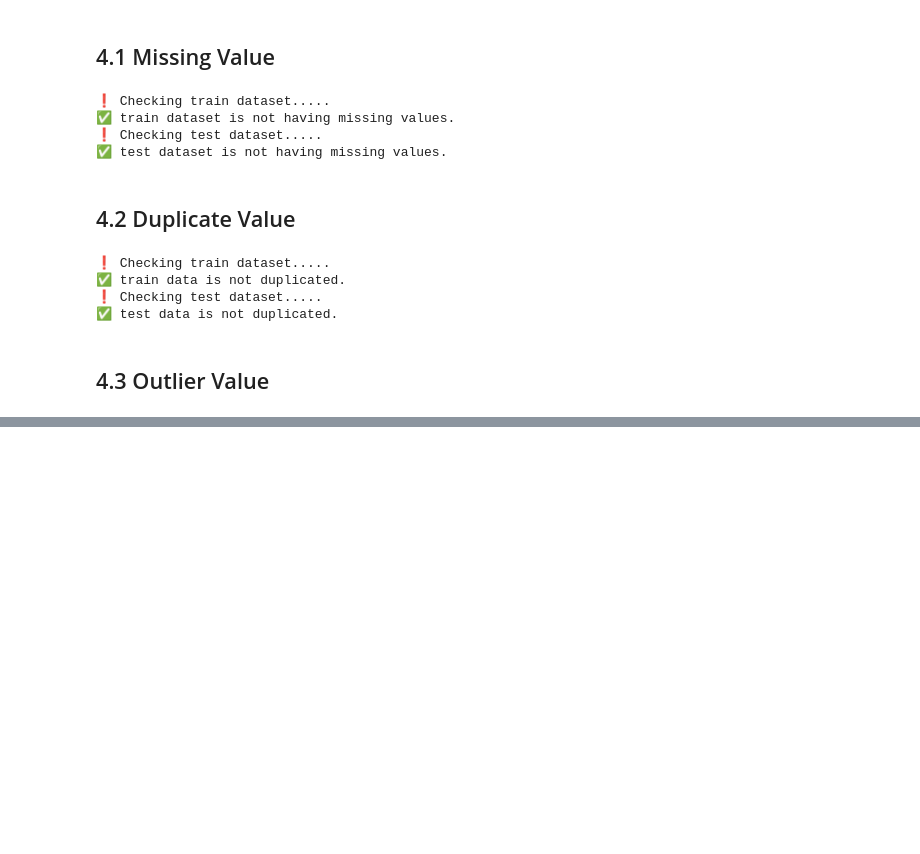
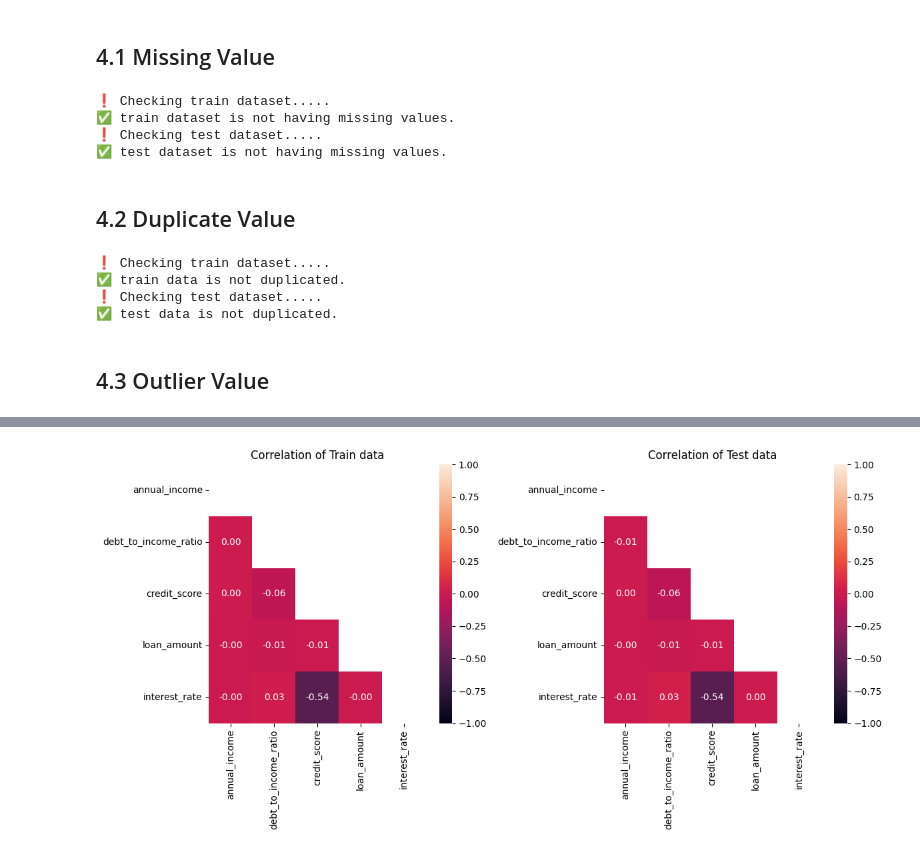
Before and after one commit to pikamanh/Predicting-Loan-Payback, a Jupyter notebook: main.ipynb, the cells around one changed output, grey strips where cells are left out. Cells and saved outputs as stored; diff of their text form; code cells hidden in the pictures; blank space fills up the shorter version.

```diff
--- a/main.ipynb
+++ b/main.ipynb
@@ -255,0 +332,28 @@ is_duplicate(train_df, "test")
+# %%
+numerical_train_df = train_df[[
+    'annual_income',
+    'debt_to_income_ratio',
+    'credit_score',
+    'loan_amount',
+    'interest_rate']]
+categorical_train_df = train_df[[
+    'gender',
+    'marital_status',
+    'education_level',
+    'employment_status',
+    'loan_purpose',
+    'grade_subgrade']]
+
+numerical_test_df = test_df[[
+    'annual_income',
+    'debt_to_income_ratio',
+    'credit_score',
+    'loan_amount',
+    'interest_rate']]
+categorical_test_df = test_df[[
+    'gender',
+    'marital_status',
+    'education_level',
+    'employment_status',
+    'loan_purpose',
+    'grade_subgrade']]
@@ -255,0 +435,18 @@ is_duplicate(train_df, "test")
+# %%
+fig, ax = plt.subplots(nrows=1, ncols=2, figsize=Config.figsize)
+
+train_corr = numerical_train_df.corr()
+test_corr = numerical_test_df.corr()
+
+mask_train_corr = np.triu(np.ones_like(train_corr, dtype=bool))
+mask_test_corr = np.triu(np.ones_like(test_corr, dtype=bool))
+
+sns.heatmap(train_corr, vmin=-1, vmax=1, mask=mask_train_corr, fmt=".2f", annot=True, ax=ax[0])
+sns.heatmap(test_corr, vmin=-1, vmax=1, mask=mask_test_corr, fmt=".2f", annot=True, ax=ax[1])
+ax[0].set_title("Correlation of Train data")
+ax[1].set_title("Correlation of Test data")
+
+fig.tight_layout()
+plt.show()
+# %% [output]
+[figure, added]
```
Also changed, not shown: parts of 55 cells of this notebook, 1 other file.
